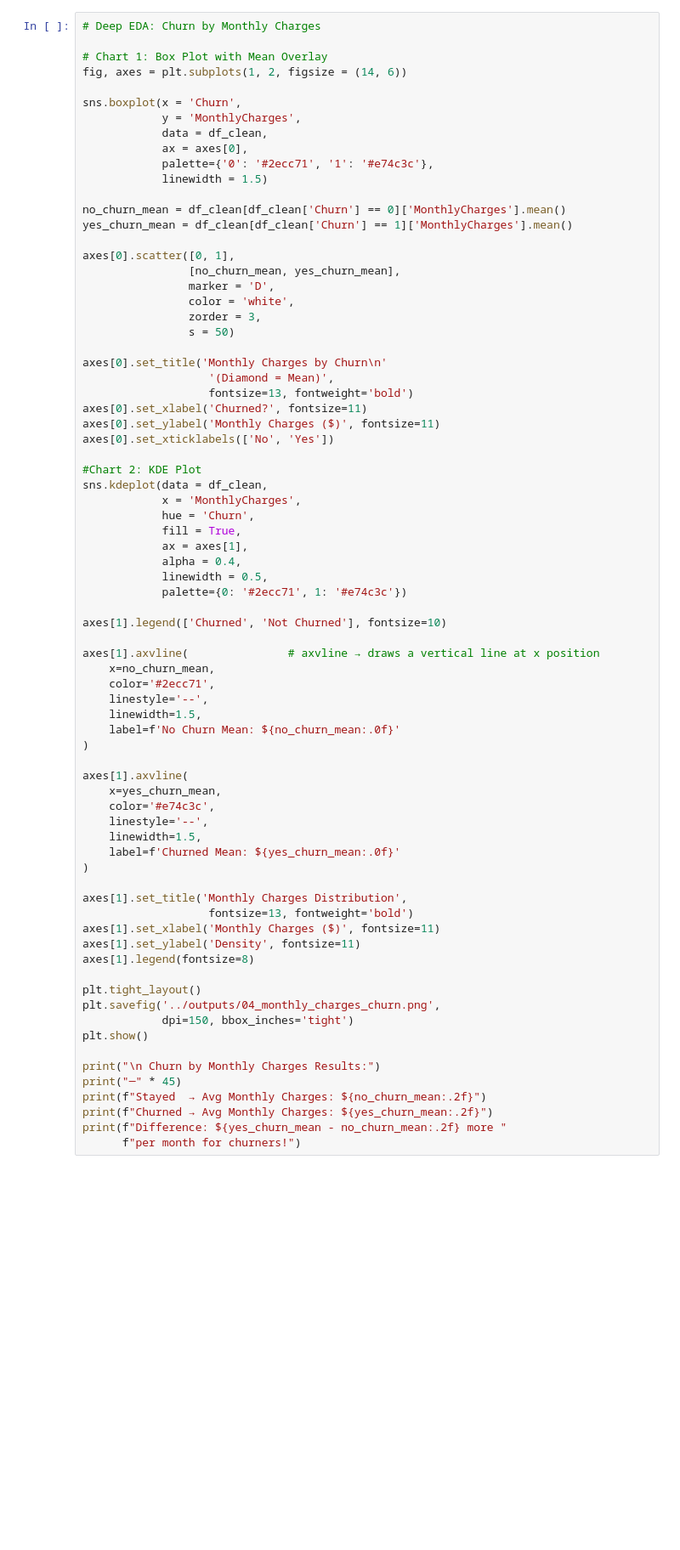
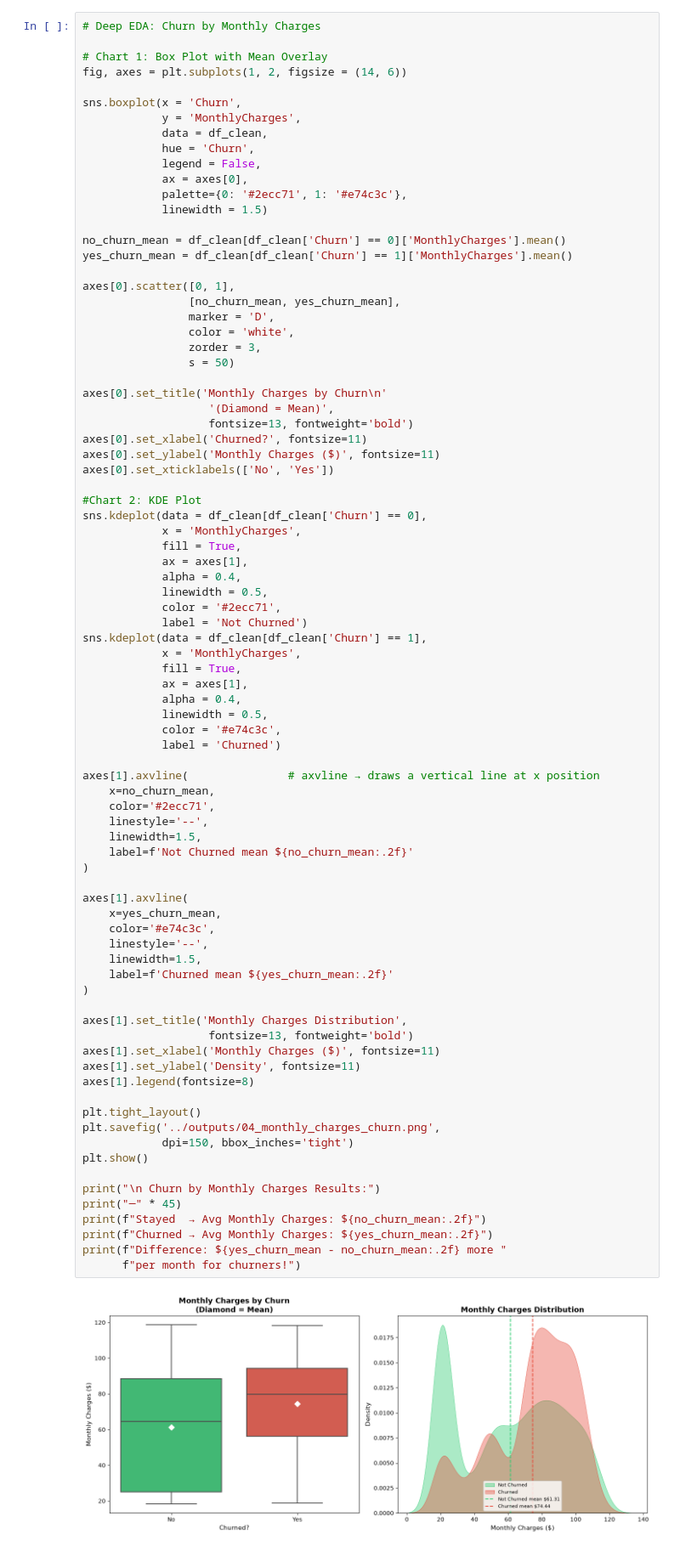
Before and after one commit to Venkatavishnuvardhanthota/customer-churn-prediction, a Jupyter notebook: notebooks/01_eda_and_modeling.ipynb, the cells around one changed output. Shown at 85% size. Saved outputs shown, nothing was run; the diff lists cells and outputs as text; blank space fills up the shorter version.

```diff
--- a/notebooks/01_eda_and_modeling.ipynb
+++ b/notebooks/01_eda_and_modeling.ipynb
@@ -303,8 +451,10 @@ fig, axes = plt.subplots(1, 2, figsize = (14, 6))
 sns.boxplot(x = 'Churn',
             y = 'MonthlyCharges',
             data = df_clean,
+            hue = 'Churn',
+            legend = False,
             ax = axes[0],
-            palette={'0': '#2ecc71', '1': '#e74c3c'},
+            palette={0: '#2ecc71', 1: '#e74c3c'},
             linewidth = 1.5)
 
 no_churn_mean = df_clean[df_clean['Churn'] == 0]['MonthlyCharges'].mean()
@@ -325,47 +475,55 @@ axes[0].set_ylabel('Monthly Charges ($)', fontsize=11)
 axes[0].set_xticklabels(['No', 'Yes'])
 
 #Chart 2: KDE Plot
-sns.kdeplot(data = df_clean,
+sns.kdeplot(data = df_clean[df_clean['Churn'] == 0],
             x = 'MonthlyCharges',
-            hue = 'Churn',
             fill = True,
             ax = axes[1],
             alpha = 0.4,
             linewidth = 0.5,
-            palette={0: '#2ecc71', 1: '#e74c3c'})
-
-axes[1].legend(['Churned', 'Not Churned'], fontsize=10)
+            color = '#2ecc71',
+            label = 'Not Churned')
+sns.kdeplot(data = df_clean[df_clean['Churn'] == 1],
+            x = 'MonthlyCharges',
+            fill = True,
+            ax = axes[1],
+            alpha = 0.4,
+            linewidth = 0.5,
+            color = '#e74c3c',
+            label = 'Churned')
 
 axes[1].axvline(               # axvline → draws a vertical line at x position
     x=no_churn_mean,
     color='#2ecc71',
     linestyle='--',
     linewidth=1.5,
-    label=f'No Churn Mean: ${no_churn_mean:.0f}'
+    label=f'Not Churned mean ${no_churn_mean:.2f}'
 )
 
 axes[1].axvline(
     x=yes_churn_mean,
     color='#e74c3c',
     linestyle='--',
     linewidth=1.5,
-    label=f'Churned Mean: ${yes_churn_mean:.0f}'
+    label=f'Churned mean ${yes_churn_mean:.2f}'
 )
 
 axes[1].set_title('Monthly Charges Distribution',
                    fontsize=13, fontweight='bold')
 axes[1].set_xlabel('Monthly Charges ($)', fontsize=11)
 axes[1].set_ylabel('Density', fontsize=11)
 axes[1].legend(fontsize=8)
 
 plt.tight_layout()
 plt.savefig('../outputs/04_monthly_charges_churn.png',
             dpi=150, bbox_inches='tight')
 plt.show()
 
 print("\n Churn by Monthly Charges Results:")
 print("─" * 45)
 print(f"Stayed  → Avg Monthly Charges: ${no_churn_mean:.2f}")
 print(f"Churned → Avg Monthly Charges: ${yes_churn_mean:.2f}")
 print(f"Difference: ${yes_churn_mean - no_churn_mean:.2f} more "
       f"per month for churners!")
+# %% [output]
+[figure, added]
```
Also changed, not shown: parts of 25 cells of this notebook, 24 other files.
